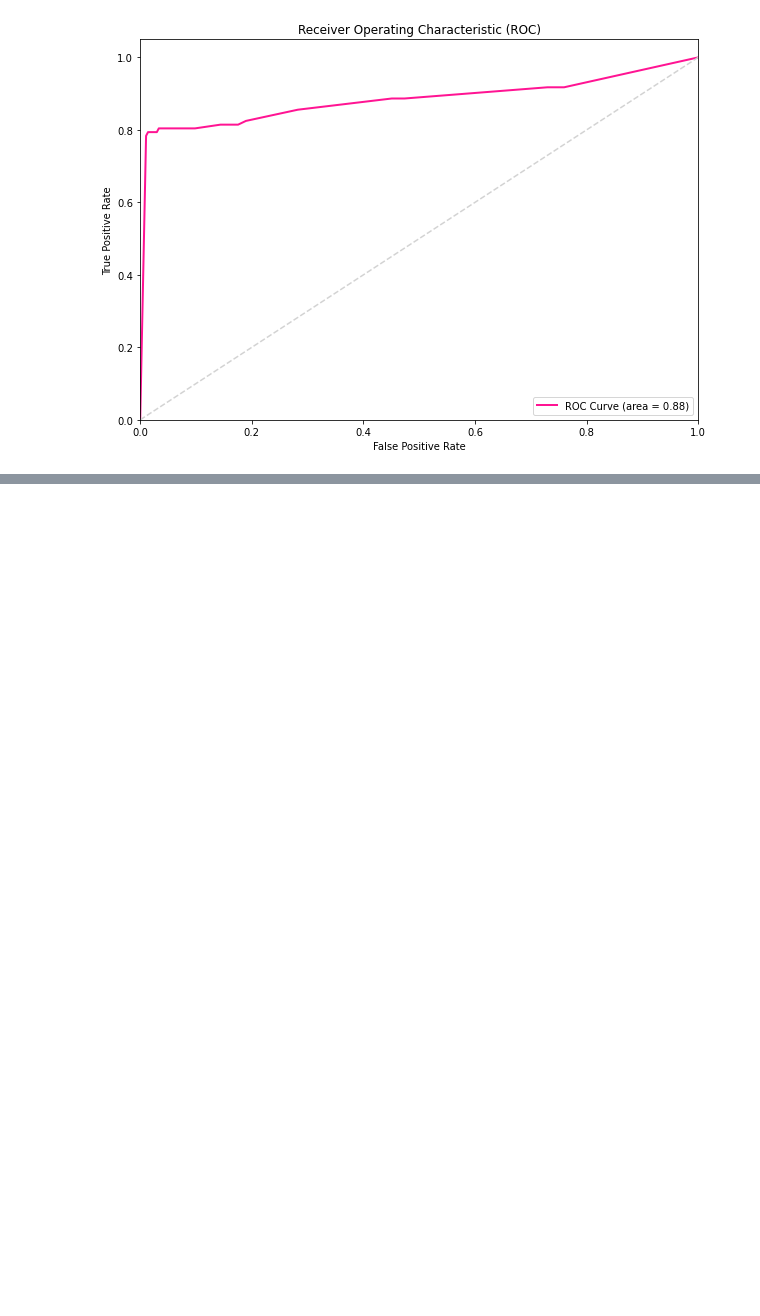
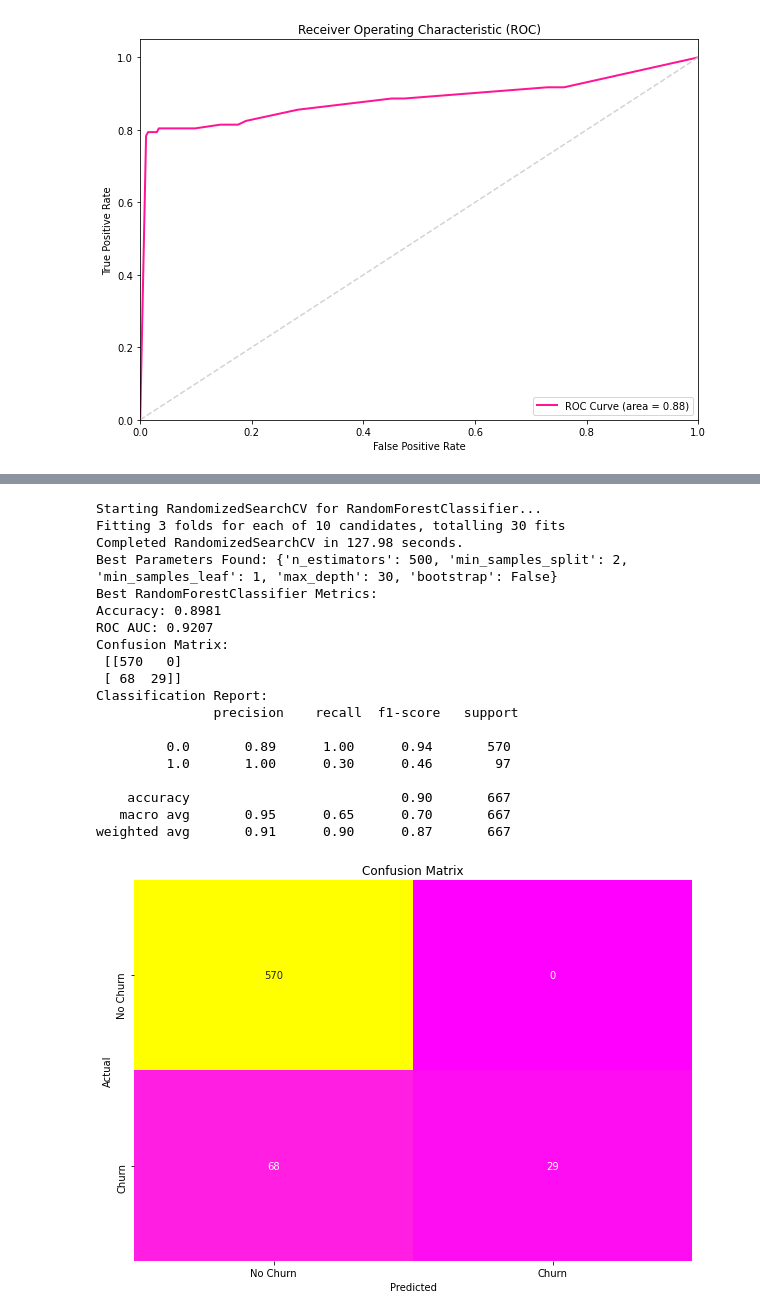
Before and after one commit to gtisnanga/SYRIA-CUSTOMER-CHURN-PHASE-3, a Jupyter notebook: ipynp.ipynb, the cells around one changed output, grey strips where cells are left out. Saved outputs shown, nothing was run; the diff lists cells and outputs as text; code cells hidden in the pictures; blank space fills up the shorter version.

```diff
--- a/ipynp.ipynb
+++ b/ipynp.ipynb
@@ -1057,0 +1263,45 @@ Findings and reccomendations
+# %%
+# Define the hyperparameters and their respective ranges
+param_grid_rf = {
+    'n_estimators': [100, 200, 500],  # Number of trees in the forest
+    'max_depth': [10, 20, 30],        # Maximum depth of the tree
+    'min_samples_split': [2, 5, 10],  # Minimum number of samples required to split an internal node
+    'min_samples_leaf': [1, 2, 4],    # Minimum number of samples required to be at a leaf node
+    'bootstrap': [True, False]        # Whether bootstrap samples are used when building trees
+}
+
+# Initialize Random Forest model
+rf_model = RandomForestClassifier(random_state=42)
+
+# Run hyperparameter tuning and evaluation
+best_rf_model, best_accuracy_rf, best_roc_auc_rf = tune_and_evaluate_model(
+    model=rf_model,
+    param_grid=param_grid_rf,
+    X_train=X_train,
+    y_train=y_train,
+    X_test=X_test,
+    y_test=y_test,
+    n_iter=10,  # Number of parameter settings to sample
+    cv=3        # Number of cross-validation folds
+)
+# %% [output]
+Starting RandomizedSearchCV for RandomForestClassifier...
+Fitting 3 folds for each of 10 candidates, totalling 30 fits
+Completed RandomizedSearchCV in 127.98 seconds.
+Best Parameters Found: {'n_estimators': 500, 'min_samples_split': 2, 'min_samples_leaf': 1, 'max_depth': 30, 'bootstrap': False}
+Best RandomForestClassifier Metrics:
+Accuracy: 0.8981
+ROC AUC: 0.9207
+Confusion Matrix:
+ [[570   0]
+ [ 68  29]]
+Classification Report:
+               precision    recall  f1-score   support
+
+         0.0       0.89      1.00      0.94       570
+         1.0       1.00      0.30      0.46        97
+
+    accuracy                           0.90       667
+   macro avg       0.95      0.65      0.70       667
+weighted avg       0.91      0.90      0.87       667
+[figure, added]
```
Also changed, not shown: parts of 13 cells of this notebook.
